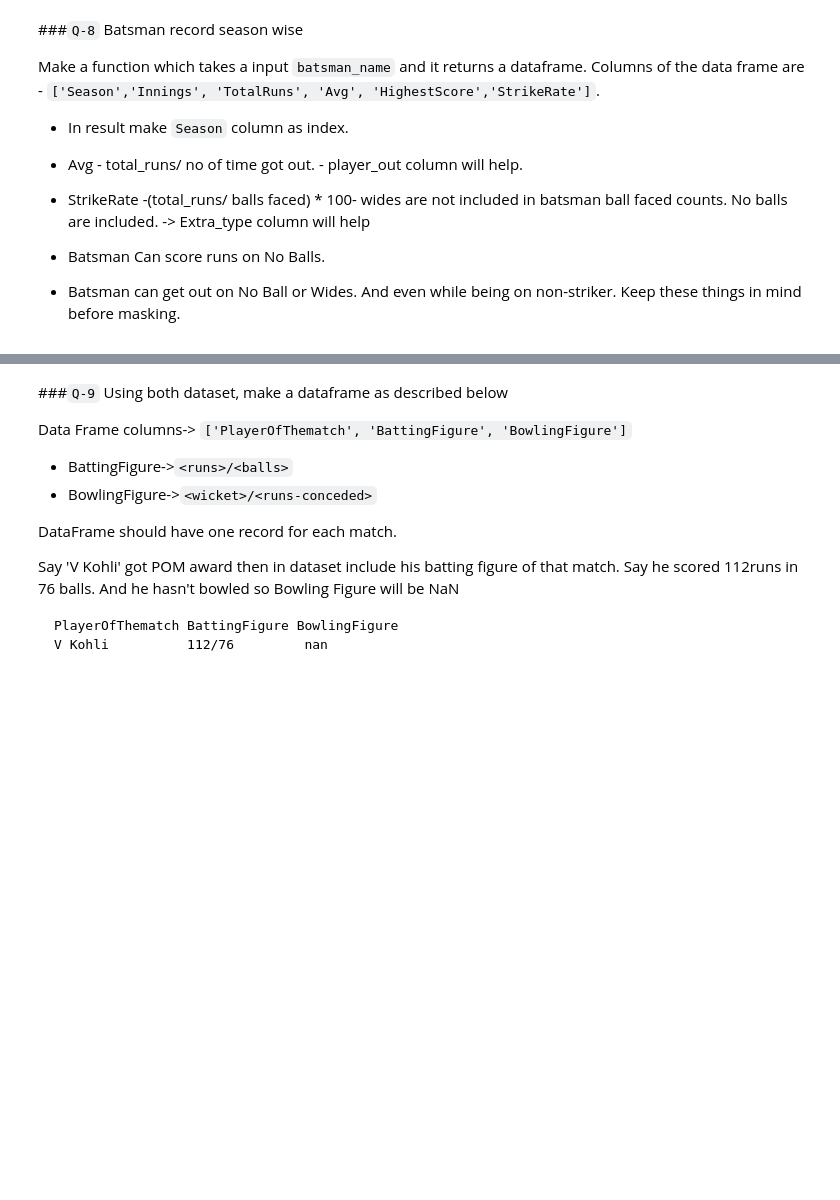
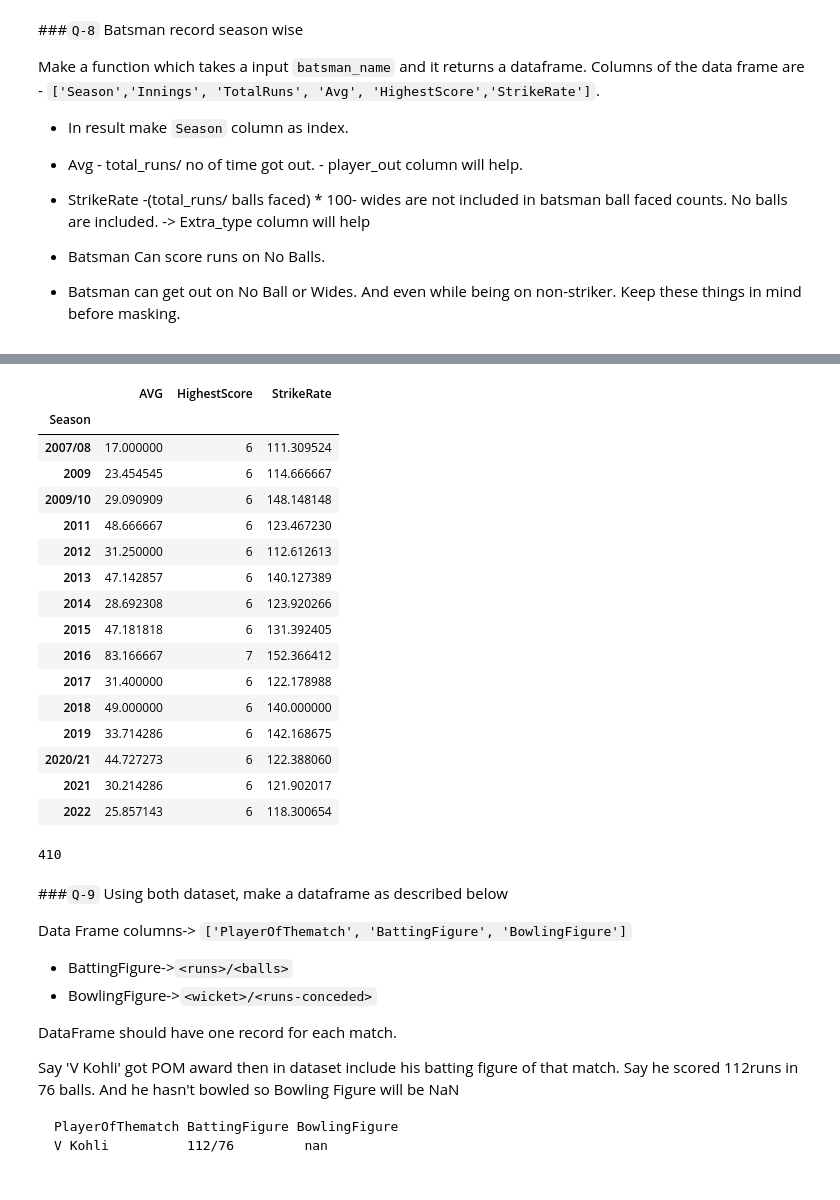
Before and after one commit to hemant087/3_Pandas, a Jupyter notebook: Task/20_task.ipynb, the cells around one changed output, grey strips where cells are left out. Drawn from its saved outputs; the diff is of its cells as text; code cells hidden in the pictures; blank space fills up the shorter version.

```diff
--- a/Task/20_task.ipynb
+++ b/Task/20_task.ipynb
@@ -98,0 +245,4 @@ Columns of the data frame are - `['Season','Innings', 'TotalRuns', 'Avg', 'Highe
+# %%
+# code here
+ipl = delivery.merge(match,on="ID").loc[:,["batter","Season","innings","total_run","player_out","extra_type"]]
+ipl.head()
@@ -99,3 +256,37 @@ Columns of the data frame are - `['Season','Innings', 'TotalRuns', 'Avg', 'Highe
+# %%
+player = "V Kohli"
+batsman = ipl[ipl["batter"]==player]
+total_runs = batsman.groupby(["Season"])["total_run"].sum()
+count = batsman.groupby(["Season"])["total_run"].count()
+out = batsman[batsman["player_out"]==player].groupby(["Season"])["player_out"].count()
+wides_count = batsman[batsman["extra_type"]=="wides"].groupby(["Season"])["player_out"].count()
+max_score = batsman.groupby(["Season"])["total_run"].max()
+
+batter = pd.DataFrame({"AVG":(total_runs/out),"HighestScore":max_score,"StrikeRate":(total_runs/(count-wides_count))*100})
+
+batter
+# %% [output]
+|  | AVG | HighestScore | StrikeRate |
+| Season |  |  |  |
+| 2007/08 | 17.000000 | 6 | 111.309524 |
+| 2009 | 23.454545 | 6 | 114.666667 |
+| 2009/10 | 29.090909 | 6 | 148.148148 |
+| 2011 | 48.666667 | 6 | 123.467230 |
+| 2012 | 31.250000 | 6 | 112.612613 |
+| 2013 | 47.142857 | 6 | 140.127389 |
+| 2014 | 28.692308 | 6 | 123.920266 |
+| 2015 | 47.181818 | 6 | 131.392405 |
+| 2016 | 83.166667 | 7 | 152.366412 |
+| 2017 | 31.400000 | 6 | 122.178988 |
+| 2018 | 49.000000 | 6 | 140.000000 |
+| 2019 | 33.714286 | 6 | 142.168675 |
+| 2020/21 | 44.727273 | 6 | 122.388060 |
+| 2021 | 30.214286 | 6 | 121.902017 |
+| 2022 | 25.857143 | 6 | 118.300654 |
+# %%
+batsman["AVG"] = sum(batsman['total_run'])/batsman['batter'].count()
+# %% [output]
+410
 # %% [markdown]
 ###`Q-9` Using both dataset, make a dataframe as described below
 
```
Also changed, not shown: parts of 18 cells of this notebook, 4 other files.
